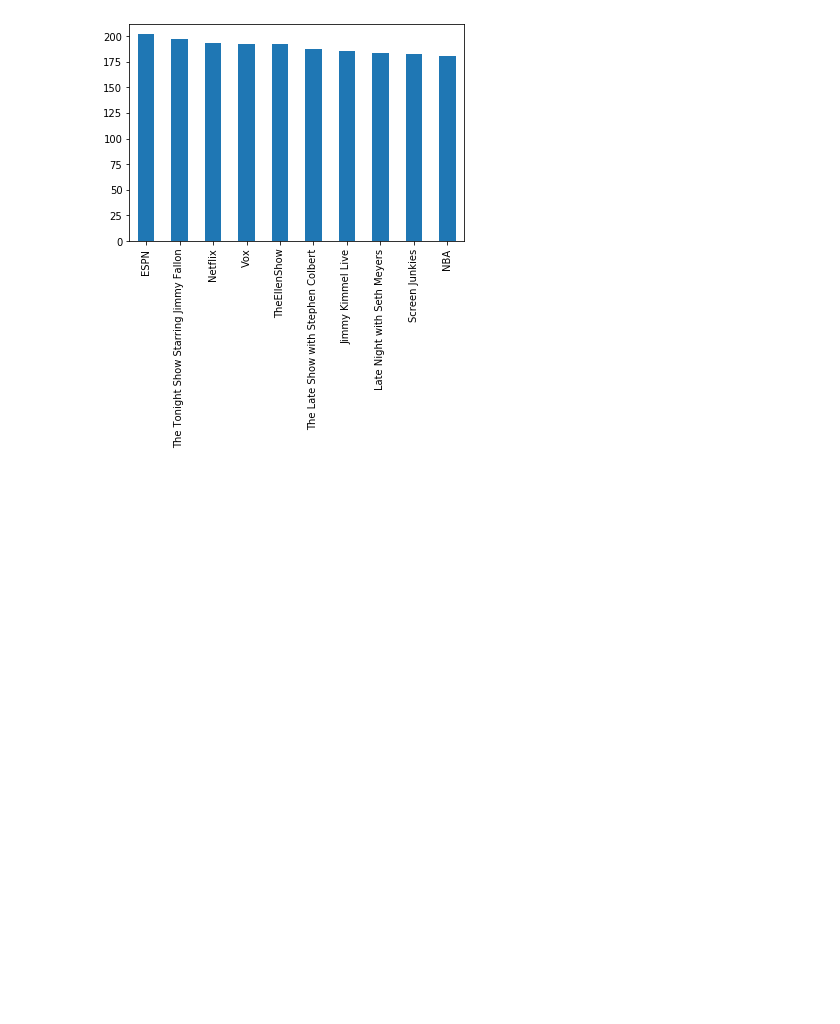
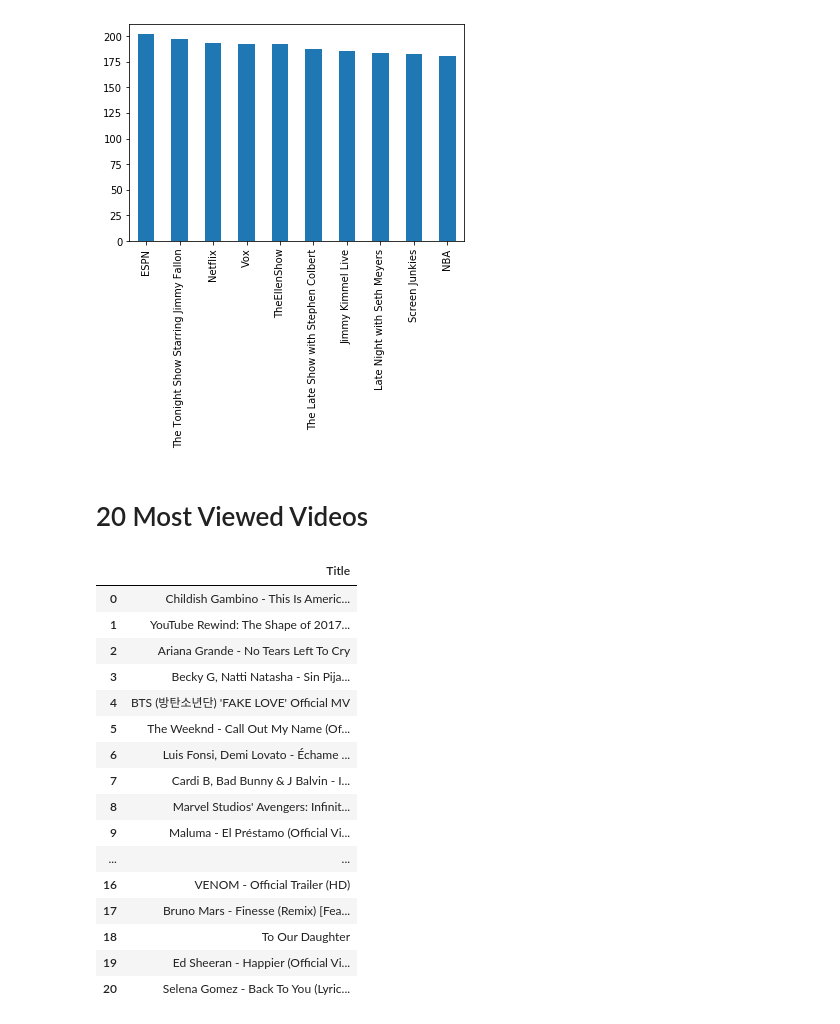
Before and after one commit to srivasis/MA384, a Jupyter notebook: Graphs.ipynb, the cells around one changed output. Cells and saved outputs as stored; diff of their text form; code cells hidden in the pictures; blank space fills up the shorter version.

```diff
--- a/Graphs.ipynb
+++ b/Graphs.ipynb
@@ -16,3 +16,27 @@ usData['channel_title'].value_counts().head(10).plot.bar()
 # %% [output]
 <matplotlib.axes._subplots.AxesSubplot at 0x...>
 [figure]
+# %% [markdown]
+# 20 Most Viewed Videos
+# %%
+mostViewed = usData.sort_values(by='views', ascending=False).title.head(150).unique()
+mostViewedDf = pd.DataFrame({'Title': mostViewed})
+mostViewedDf
+# %% [output]
+|  | Title |
+| 0 | Childish Gambino - This Is Americ... |
+| 1 | YouTube Rewind: The Shape of 2017... |
+| 2 | Ariana Grande - No Tears Left To Cry |
+| 3 | Becky G, Natti Natasha - Sin Pija... |
+| 4 | BTS (방탄소년단) 'FAKE LOVE' Official MV |
+| 5 | The Weeknd - Call Out My Name (Of... |
+| 6 | Luis Fonsi, Demi Lovato - Échame ... |
+| 7 | Cardi B, Bad Bunny & J Balvin - I... |
+| 8 | Marvel Studios' Avengers: Infinit... |
+| 9 | Maluma - El Préstamo (Official Vi... |
+| ... | ... |
+| 16 | VENOM - Official Trailer (HD) |
+| 17 | Bruno Mars - Finesse (Remix) [Fea... |
+| 18 | To Our Daughter |
+| 19 | Ed Sheeran - Happier (Official Vi... |
+| 20 | Selena Gomez - Back To You (Lyric... |
```
Also changed, not shown: parts of 2 cells of this notebook.
